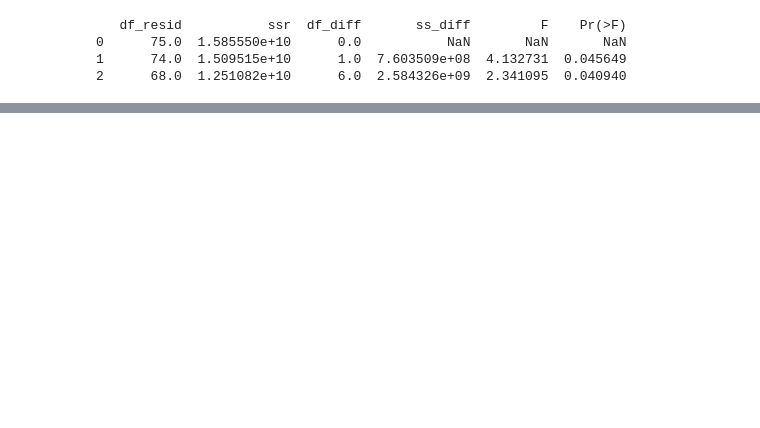
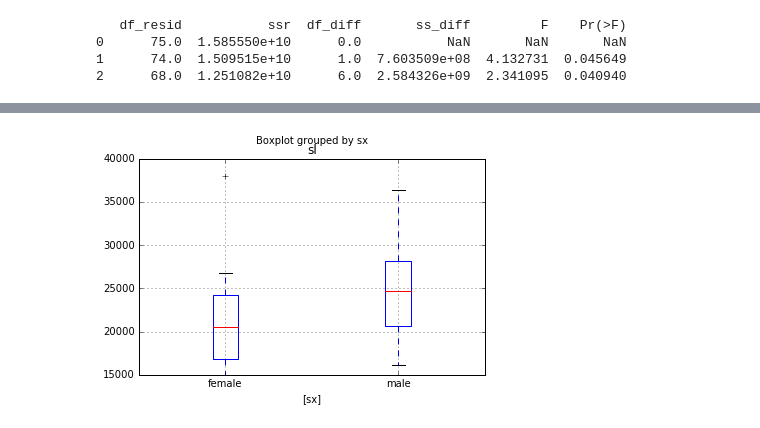
Before and after one commit to ljchang/psyc63, a Jupyter notebook: Notebooks/DataAnalysis1.ipynb, the cells around one changed output, grey strips where cells are left out. Drawn from its saved outputs; the diff is of its cells as text; code cells hidden in the pictures; blank space fills up the shorter version.

```diff
--- a/Notebooks/DataAnalysis1.ipynb
+++ b/Notebooks/DataAnalysis1.ipynb
@@ -191,0 +251,2 @@ print(sm.stats.anova_lm(lm,lm2,lm3))
+# %%
+dff = pd.read_csv('../Data/salary_exercise.csv')
@@ -191,0 +296,5 @@ print(sm.stats.anova_lm(lm,lm2,lm3))
+# %%
+dffsubset = dff[['sl','sx']]
+ax=dffsubset.boxplot(by='sx')
+# %% [output]
+[figure, added]
```
Also changed, not shown: parts of 19 cells of this notebook.
